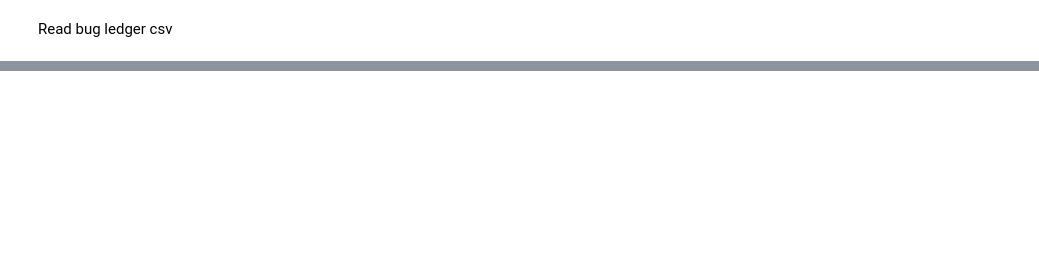
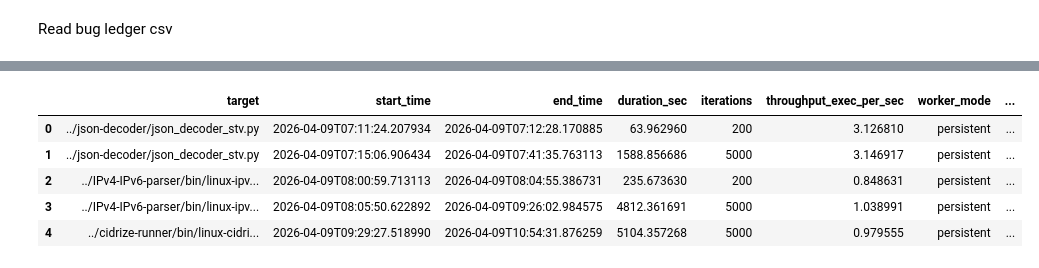
Before and after one commit to BoweiDu01/grp1-software-testing-project, a Jupyter notebook: evaluation.ipynb, the cells around one changed output, grey strips where cells are left out. Drawn from its saved outputs; the diff is of its cells as text; code cells hidden in the pictures; blank space fills up the shorter version.

```diff
--- a/evaluation.ipynb
+++ b/evaluation.ipynb
@@ -123,0 +166,10 @@ display(df2)
+# %%
+df_campaign = pd.read_csv("logs/campaign_summary.csv")
+display(df_campaign)
+# %% [output]
+|  | target | start_time | end_time | duration_sec | iterations | throughput_exec_per_sec | worker_mode | ... |
+| 0 | ../json-decoder/json_decoder_stv.py | 2026-04-09T07:11:24.207934 | 2026-04-09T07:12:28.170885 | 63.962960 | 200 | 3.126810 | persistent | ... |
+| 1 | ../json-decoder/json_decoder_stv.py | 2026-04-09T07:15:06.906434 | 2026-04-09T07:41:35.763113 | 1588.856686 | 5000 | 3.146917 | persistent | ... |
+| 2 | ../IPv4-IPv6-parser/bin/linux-ipv... | 2026-04-09T08:00:59.713113 | 2026-04-09T08:04:55.386731 | 235.673630 | 200 | 0.848631 | persistent | ... |
+| 3 | ../IPv4-IPv6-parser/bin/linux-ipv... | 2026-04-09T08:05:50.622892 | 2026-04-09T09:26:02.984575 | 4812.361691 | 5000 | 1.038991 | persistent | ... |
+| 4 | ../cidrize-runner/bin/linux-cidri... | 2026-04-09T09:29:27.518990 | 2026-04-09T10:54:31.876259 | 5104.357268 | 5000 | 0.979555 | persistent | ... |
```
Also changed, not shown: parts of 11 cells of this notebook, 10 other files.
